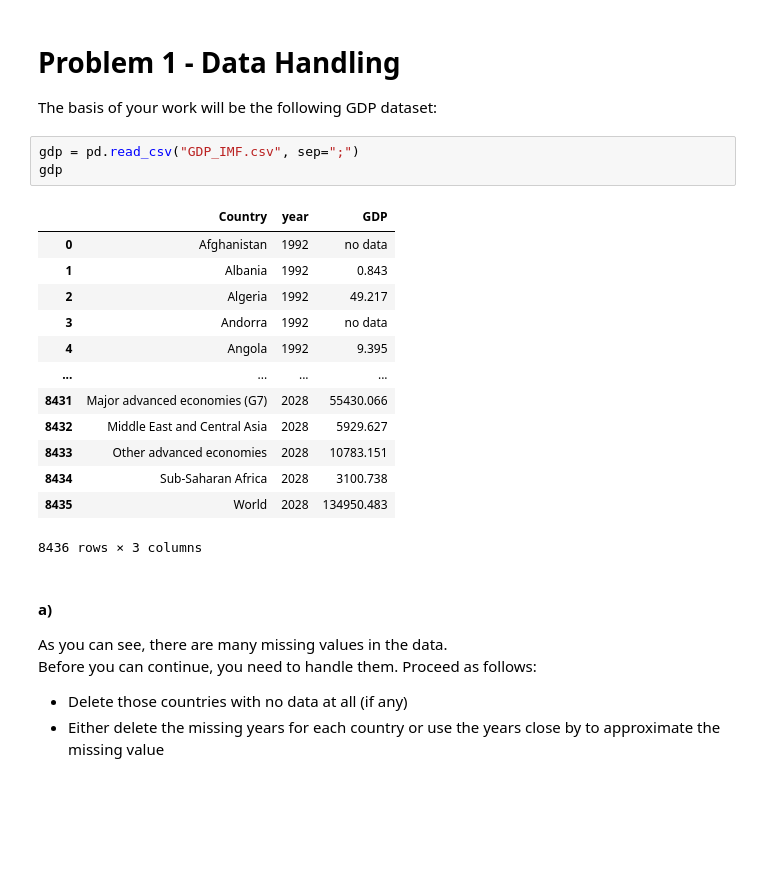
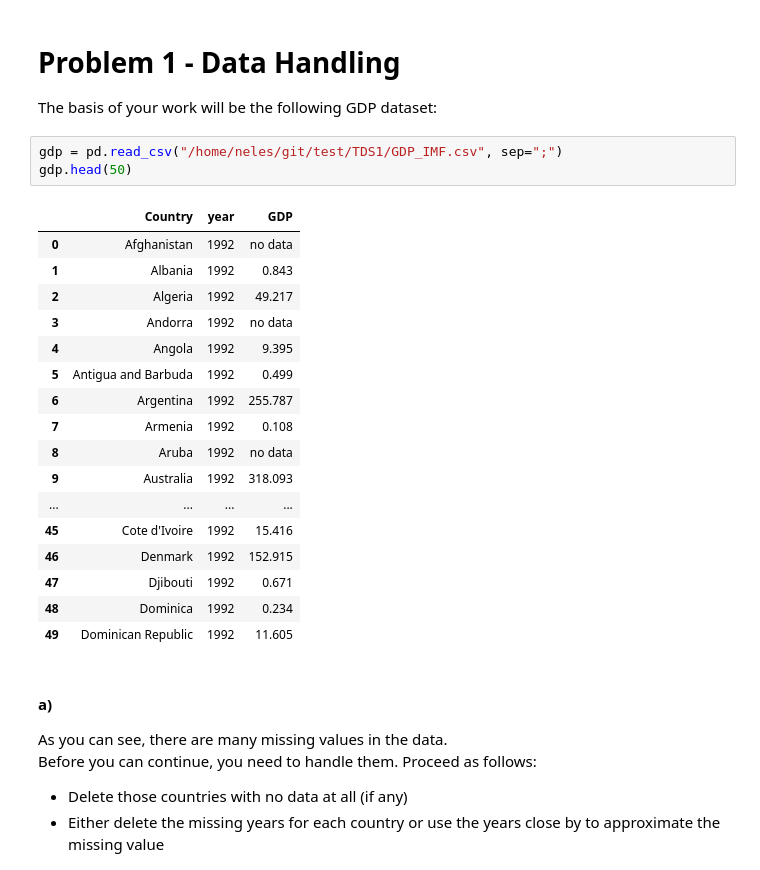
Before and after one commit to Monsieur-Bandana/data_science_clockmann, a Jupyter notebook: ClassProject.ipynb, the cells around one changed output. Drawn from its saved outputs; the diff is of its cells as text; blank space fills up the shorter version.

```diff
--- a/ClassProject.ipynb
+++ b/ClassProject.ipynb
@@ -24,22 +24,26 @@ from folium.plugins import MarkerCluster
 # Problem 1 - Data Handling
 The basis of your work will be the following GDP dataset:
 # %%
-gdp = pd.read_csv("GDP_IMF.csv", sep=";")
-gdp
+gdp = pd.read_csv("/home/neles/git/test/TDS1/GDP_IMF.csv", sep=";")
+gdp.head(50)
 # %% [output]
 |  | Country | year | GDP |
 | 0 | Afghanistan | 1992 | no data |
 | 1 | Albania | 1992 | 0.843 |
 | 2 | Algeria | 1992 | 49.217 |
 | 3 | Andorra | 1992 | no data |
 | 4 | Angola | 1992 | 9.395 |
+| 5 | Antigua and Barbuda | 1992 | 0.499 |
+| 6 | Argentina | 1992 | 255.787 |
+| 7 | Armenia | 1992 | 0.108 |
+| 8 | Aruba | 1992 | no data |
+| 9 | Australia | 1992 | 318.093 |
 | ... | ... | ... | ... |
-| 8431 | Major advanced economies (G7) | 2028 | 55430.066 |
-| 8432 | Middle East and Central Asia | 2028 | 5929.627 |
-| 8433 | Other advanced economies | 2028 | 10783.151 |
-| 8434 | Sub-Saharan Africa | 2028 | 3100.738 |
-| 8435 | World | 2028 | 134950.483 |
+| 45 | Cote d'Ivoire | 1992 | 15.416 |
+| 46 | Denmark | 1992 | 152.915 |
+| 47 | Djibouti | 1992 | 0.671 |
+| 48 | Dominica | 1992 | 0.234 |
+| 49 | Dominican Republic | 1992 | 11.605 |
-8436 rows × 3 columns
 # %% [markdown]
 #### a)
 As you can see, there are many missing values in the data. <br>
```
Also changed, not shown: parts of 20 cells of this notebook.
